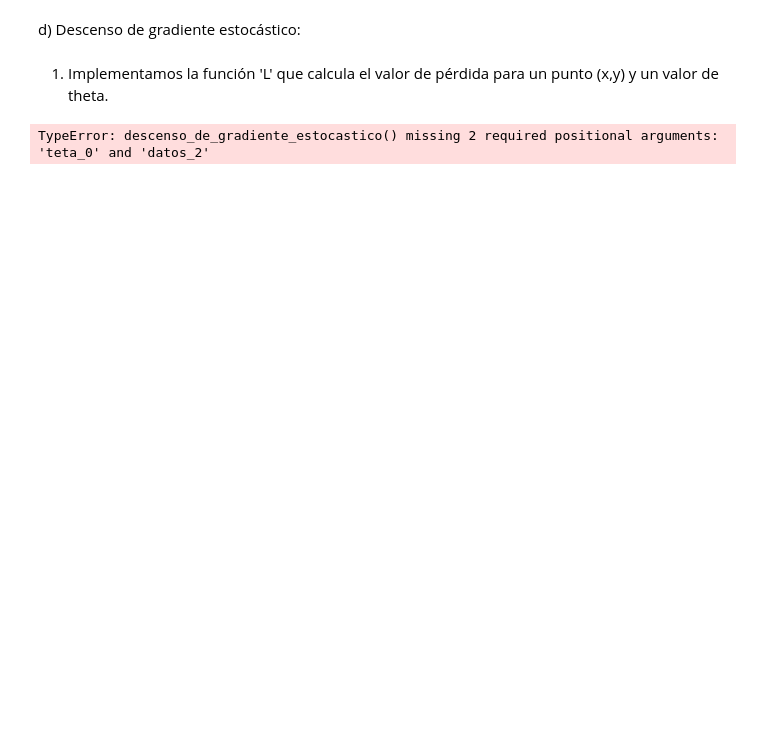
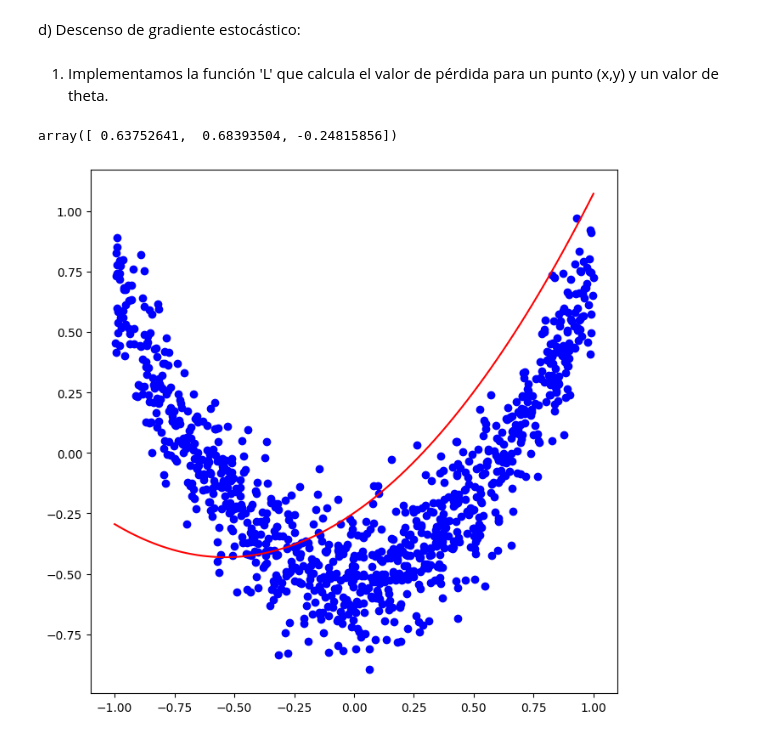
Before and after one commit to DvskyfenixX/Calculo-para-Ciencia-de-Datos, a Jupyter notebook: tarea_2.ipynb, the cells around one changed output. Saved outputs shown, nothing was run; the diff lists cells and outputs as text; code cells hidden in the pictures; blank space fills up the shorter version.

```diff
--- a/tarea_2.ipynb
+++ b/tarea_2.ipynb
@@ -228,13 +199,31 @@ def L(theta, vector):
-# %%
-def descenso_de_gradiente_estocastico(teta_0: np.array, datos_2: np.array):
-    historial_theta = [L(theta_k, datos_2[k])]
-    theta_k = teta_0
-    for k in range(len(datos_2)):
-        theta_k_1 = theta_k - 1/k * (np.array([2*datos_2[k][0]**2*(theta_k[0]*datos_2[k][0]**2 + theta_k[1]*datos_2[k][0] + theta_k[2] - datos_2[k][1]), 2*datos_2[k][0]*(theta_k[0]*datos_2[k][0]**2 + theta_k[1]*datos_2[k][0] + theta_k[2] - datos_2[k][1]), 2*(theta_k[0]*datos_2[k][0]**2 + theta_k[1]*datos_2[k][0] + theta_k[2] - datos_2[k][1])]))
-        l = L(theta_k_1, datos_2[k])
-        historial_theta.append(l)
-    return theta_k_1, historial_theta
-# %%
-vector_theta, historial_theta = descenso_de_gradiente_estocastico()
-# %% [output]
-TypeError: descenso_de_gradiente_estocastico() missing 2 required positional arguments: 'teta_0' and 'datos_2'
+# %%
+def L(theta, dato):
+    gradiente = np.array([2*(theta[0]*dato[0]**2 + theta[1]*dato[1] + theta[2] - dato[1])*dato[0]**2,
+                            2*(theta[0]*dato[0]**2 + theta[1]*dato[1] + theta[2] - dato[1])*dato[1],
+                            2*(theta[0]*dato[0]**2 + theta[1]*dato[1] + theta[2] - dato[1])])
+    return gradiente
+# %%
+def descenso_de_gradiente_estocastico(theta_0, datos):
+    historial = [theta_0]
+    theta_1 = theta_0
+    for i in range(1, len(datos)):
+        theta_k_1 = theta_1 - (1/i)*L(theta_1, datos[i])
+        historial.append(theta_k_1)
+        theta_1 = theta_k_1
+    return theta_1, historial
+# %%
+# ejecutamos la función con los datos en 100 ordenes distintos
+theta_0 = np.array([1, 1, 1])
+theta_k_1, historial_theta = descenso_de_gradiente_estocastico(theta_0, datos_array)
+theta_k_1
+# %% [output]
+array([ 0.63752641,  0.68393504, -0.24815856])
+# %%
+# grafica vector theta_k_1
+plt.figure(figsize=(8, 8))
+np.linspace(-1, 1, 100)
+plt.plot(np.linspace(-1, 1, 100), theta_k_1[0]*np.linspace(-1, 1, 100)**2 + theta_k_1[1]*np.linspace(-1, 1, 100) + theta_k_1[2], color='r')
+plt.scatter(datos_array[:, 0], datos_array[:, 1], color='b')
+plt.show()
+# %% [output]
+[figure, added]
```
Also changed, not shown: parts of 14 cells of this notebook.
